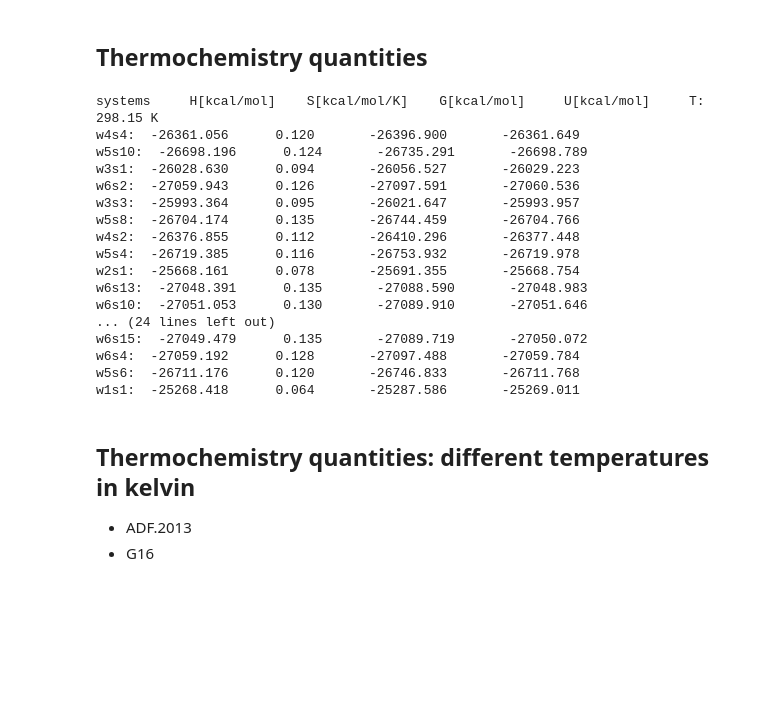
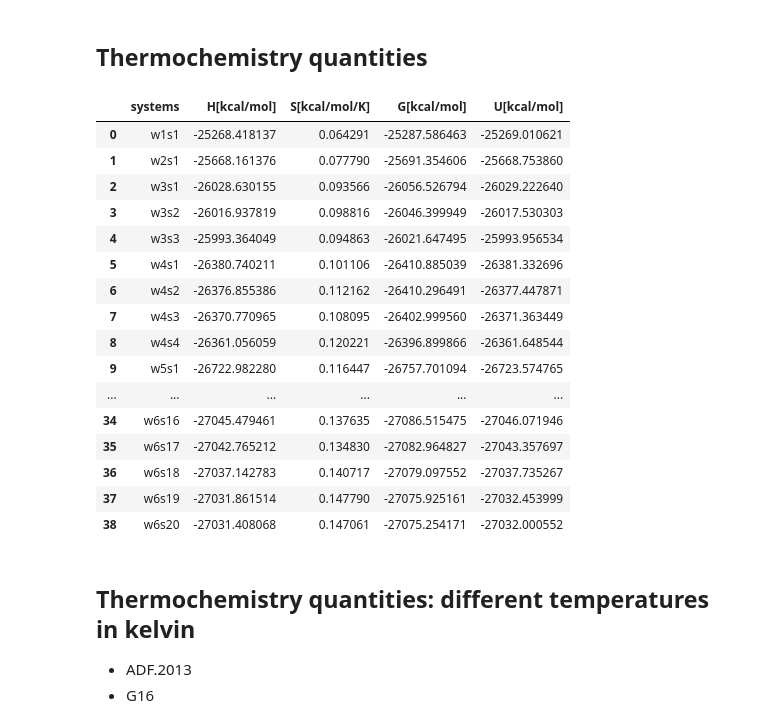
Before and after one commit to AndyDanian/ThermoChemistry, a Jupyter notebook: jupyter/thermo_hgw.ipynb, the cells around one changed output. Cells and saved outputs as stored; diff of their text form; code cells hidden in the pictures; blank space fills up the shorter version.

```diff
--- a/jupyter/thermo_hgw.ipynb
+++ b/jupyter/thermo_hgw.ipynb
@@ -305,36 +312,46 @@ if not statmech_g16:
 # %% [markdown]
 ## Thermochemistry quantities
 # %%
-print(
-    "systems     H[kcal/mol]    S[kcal/mol/K]    G[kcal/mol]     U[kcal/mol]     T: 298.15 K"
-)
+values_T = {
+    "systems": [],
+    "H[kcal/mol]": [],
+    "S[kcal/mol/K]": [],
+    "G[kcal/mol]": [],
+    "U[kcal/mol]": [],
+}
 for file_adf in list_file_adf:
     name_file = Path(file_adf).stem
     H_statmech = statmech[name_file].get_H(T=298.15, units="kcal/mol")
     S_statmech = statmech[name_file].get_S(T=298.15, units="kcal/mol/K")
     G_statmech = statmech[name_file].get_G(T=298.15, units="kcal/mol")
     U_statmech = statmech[name_file].get_U(T=298.15, units="kcal/mol")
-    print(
-        f"{name_file}:  {H_statmech:.3f}      {S_statmech:.3f}       {G_statmech:.3f}       {U_statmech:.3f}"
-    )
+    values_T["systems"].append(name_file)
+    values_T["U[kcal/mol]"].append(U_statmech)
+    values_T["S[kcal/mol/K]"].append(S_statmech)
+    values_T["H[kcal/mol]"].append(H_statmech)
+    values_T["G[kcal/mol]"].append(G_statmech)
+
+pd.DataFrame(values_T).sort_values(by="systems",ascending=True,
+    key=lambda x: np.argsort(index_natsorted(thermo_data_g16["system"])),
+    ).reset_index(drop=True)
 # %% [output]
-systems     H[kcal/mol]    S[kcal/mol/K]    G[kcal/mol]     U[kcal/mol]     T: 298.15 K
-w4s4:  -26361.056      0.120       -26396.900       -26361.649
-w5s10:  -26698.196      0.124       -26735.291       -26698.789
-w3s1:  -26028.630      0.094       -26056.527       -26029.223
-w6s2:  -27059.943      0.126       -27097.591       -27060.536
-w3s3:  -25993.364      0.095       -26021.647       -25993.957
-w5s8:  -26704.174      0.135       -26744.459       -26704.766
-w4s2:  -26376.855      0.112       -26410.296       -26377.448
-w5s4:  -26719.385      0.116       -26753.932       -26719.978
-w2s1:  -25668.161      0.078       -25691.355       -25668.754
-w6s13:  -27048.391      0.135       -27088.590       -27048.983
-w6s10:  -27051.053      0.130       -27089.910       -27051.646
-... (24 lines left out)
-w6s15:  -27049.479      0.135       -27089.719       -27050.072
-w6s4:  -27059.192      0.128       -27097.488       -27059.784
-w5s6:  -26711.176      0.120       -26746.833       -26711.768
-w1s1:  -25268.418      0.064       -25287.586       -25269.011
+|  | systems | H[kcal/mol] | S[kcal/mol/K] | G[kcal/mol] | U[kcal/mol] |
+| 0 | w1s1 | -25268.418137 | 0.064291 | -25287.586463 | -25269.010621 |
+| 1 | w2s1 | -25668.161376 | 0.077790 | -25691.354606 | -25668.753860 |
+| 2 | w3s1 | -26028.630155 | 0.093566 | -26056.526794 | -26029.222640 |
+| 3 | w3s2 | -26016.937819 | 0.098816 | -26046.399949 | -26017.530303 |
+| 4 | w3s3 | -25993.364049 | 0.094863 | -26021.647495 | -25993.956534 |
+| 5 | w4s1 | -26380.740211 | 0.101106 | -26410.885039 | -26381.332696 |
+| 6 | w4s2 | -26376.855386 | 0.112162 | -26410.296491 | -26377.447871 |
+| 7 | w4s3 | -26370.770965 | 0.108095 | -26402.999560 | -26371.363449 |
+| 8 | w4s4 | -26361.056059 | 0.120221 | -26396.899866 | -26361.648544 |
+| 9 | w5s1 | -26722.982280 | 0.116447 | -26757.701094 | -26723.574765 |
+| ... | ... | ... | ... | ... | ... |
+| 34 | w6s16 | -27045.479461 | 0.137635 | -27086.515475 | -27046.071946 |
+| 35 | w6s17 | -27042.765212 | 0.134830 | -27082.964827 | -27043.357697 |
+| 36 | w6s18 | -27037.142783 | 0.140717 | -27079.097552 | -27037.735267 |
+| 37 | w6s19 | -27031.861514 | 0.147790 | -27075.925161 | -27032.453999 |
+| 38 | w6s20 | -27031.408068 | 0.147061 | -27075.254171 | -27032.000552 |
 # %% [markdown]
 ## Thermochemistry quantities: different temperatures in kelvin
 * ADF.2013
```
Also changed, not shown: parts of 9 cells of this notebook, 27 other files.
